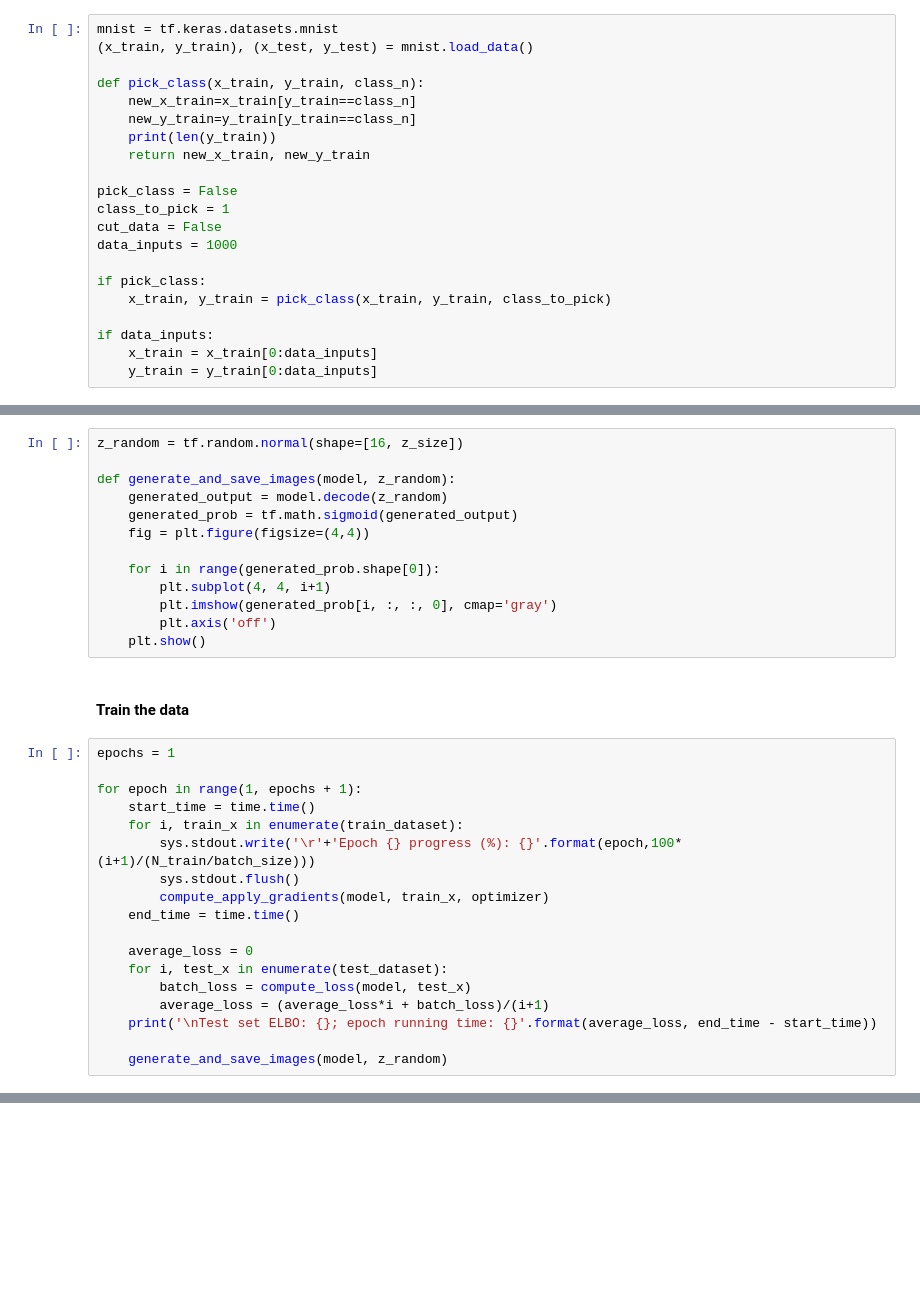
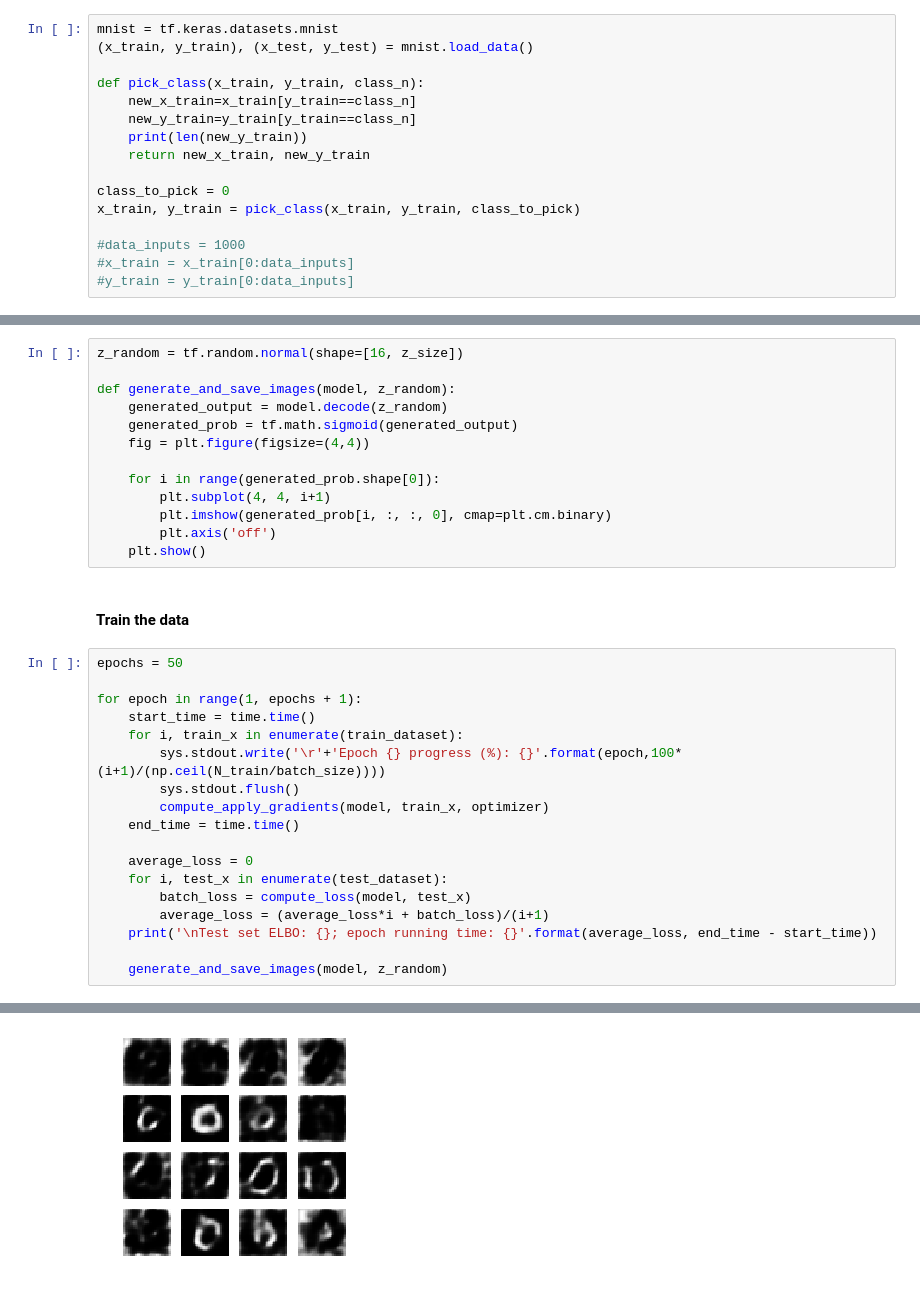
Before and after one commit to lorenzosintini/4YP, a Jupyter notebook: CVAE_MNIST_Numbers.ipynb, the cells around one changed output, grey strips where cells are left out. Saved outputs shown, nothing was run; the diff lists cells and outputs as text; blank space fills up the shorter version.

```diff
--- a/CVAE_MNIST_Numbers.ipynb
+++ b/CVAE_MNIST_Numbers.ipynb
@@ -23,17 +23,12 @@ mnist = tf.keras.datasets.mnist
 def pick_class(x_train, y_train, class_n):
     new_x_train=x_train[y_train==class_n]
     new_y_train=y_train[y_train==class_n]
-    print(len(y_train))
+    print(len(new_y_train))
     return new_x_train, new_y_train
 
-pick_class = False
-class_to_pick = 1
-cut_data = False
-data_inputs = 1000
+class_to_pick = 0
+x_train, y_train = pick_class(x_train, y_train, class_to_pick)
 
-if pick_class:
-    x_train, y_train = pick_class(x_train, y_train, class_to_pick)
-
-if data_inputs:
-    x_train = x_train[0:data_inputs]
-    y_train = y_train[0:data_inputs]
+#data_inputs = 1000
+#x_train = x_train[0:data_inputs]
+#y_train = y_train[0:data_inputs]
@@ -189,18 +190,18 @@ def generate_and_save_images(model, z_random):
 
     for i in range(generated_prob.shape[0]):
         plt.subplot(4, 4, i+1)
-        plt.imshow(generated_prob[i, :, :, 0], cmap='gray')
+        plt.imshow(generated_prob[i, :, :, 0], cmap=plt.cm.binary)
         plt.axis('off')
     plt.show()
 # %% [markdown]
 #### Train the data
 # %%
-epochs = 1
+epochs = 50
 
 for epoch in range(1, epochs + 1):
     start_time = time.time()
     for i, train_x in enumerate(train_dataset):
-        sys.stdout.write('\r'+'Epoch {} progress (%): {}'.format(epoch,100*(i+1)/(N_train/batch_size)))
+        sys.stdout.write('\r'+'Epoch {} progress (%): {}'.format(epoch,100*(i+1)/(np.ceil(N_train/batch_size))))
         sys.stdout.flush()
         compute_apply_gradients(model, train_x, optimizer)
     end_time = time.time()
@@ -212,3 +213,4 @@ for epoch in range(1, epochs + 1):
     print('\nTest set ELBO: {}; epoch running time: {}'.format(average_loss, end_time - start_time))
 
     generate_and_save_images(model, z_random)
+# %% [output]
@@ -214,0 +219 @@ for epoch in range(1, epochs + 1):
+[figure, added]
```
Also changed, not shown: parts of 9 cells of this notebook.
